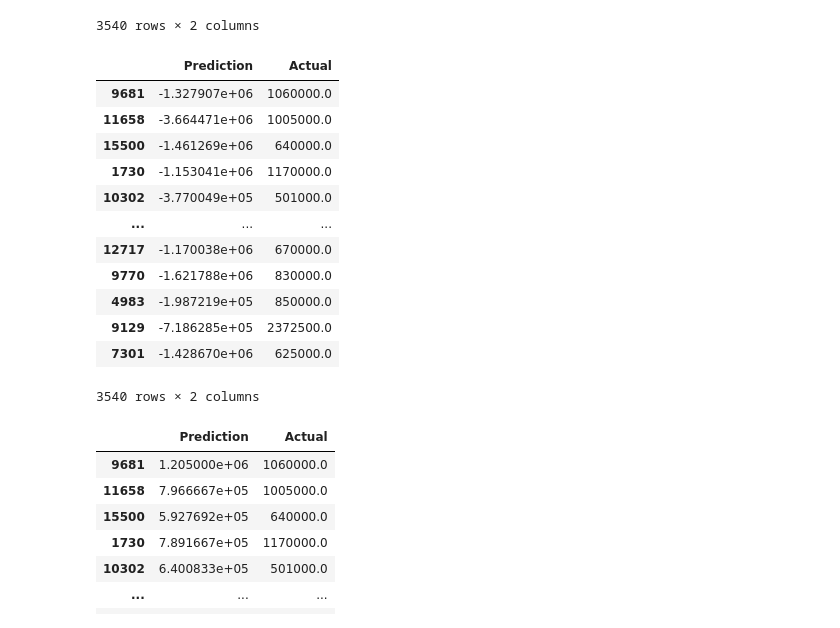
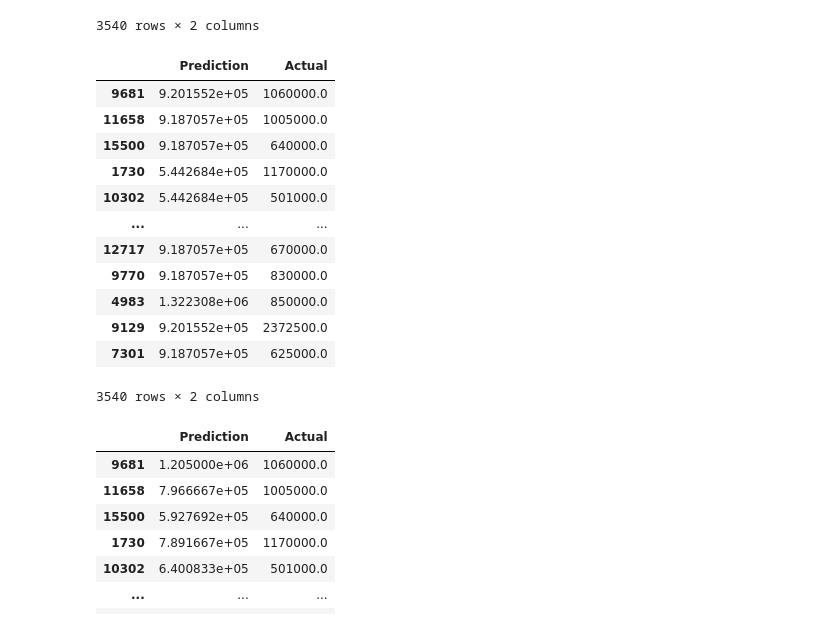
Before and after one commit to yawavi92/ML-Housing_price_predection, a Jupyter notebook: melbourne_housing_data.ipynb, the cells around one changed output. Saved outputs shown, nothing was run; the diff lists cells and outputs as text; code cells hidden in the pictures.

```diff
--- a/melbourne_housing_data.ipynb
+++ b/melbourne_housing_data.ipynb
@@ -356,7 +367,7 @@ melbourne_df.columns = [c.lower() for c in melbourne_df.columns]
 # %%
 # Create an engine instance
 # connect to postgres
-engine = create_engine(f'postgresql://postgres:Blome00228@localhost:5433/Housing')
+engine = create_engine(f'postgresql://postgres:postgres@localhost:5432/Housing')
 conn = engine.connect()
 # %%
 # load or import the table into sql
@@ -628,21 +642,21 @@ pd.DataFrame({"Prediction": y_pred, "Actual": y_test})
 | 7301 | -1.428684e+06 | 625000.0 |
 3540 rows × 2 columns
 # %%
-# Predict the price wLasso model
-y_pred = model_lasso.predict(X_test)
+# Predict the price with Random Forest model
+y_pred = model_rf.predict(X_test)
 pd.DataFrame({"Prediction": y_pred, "Actual": y_test})
 # %% [output]
 |  | Prediction | Actual |
-| 9681 | -1.327907e+06 | 1060000.0 |
-| 11658 | -3.664471e+06 | 1005000.0 |
-| 15500 | -1.461269e+06 | 640000.0 |
-| 1730 | -1.153041e+06 | 1170000.0 |
-| 10302 | -3.770049e+05 | 501000.0 |
+| 9681 | 9.201552e+05 | 1060000.0 |
+| 11658 | 9.187057e+05 | 1005000.0 |
+| 15500 | 9.187057e+05 | 640000.0 |
+| 1730 | 5.442684e+05 | 1170000.0 |
+| 10302 | 5.442684e+05 | 501000.0 |
 | ... | ... | ... |
-| 12717 | -1.170038e+06 | 670000.0 |
-| 9770 | -1.621788e+06 | 830000.0 |
-| 4983 | -1.987219e+05 | 850000.0 |
-| 9129 | -7.186285e+05 | 2372500.0 |
-| 7301 | -1.428670e+06 | 625000.0 |
+| 12717 | 9.187057e+05 | 670000.0 |
+| 9770 | 9.187057e+05 | 830000.0 |
+| 4983 | 1.322308e+06 | 850000.0 |
+| 9129 | 9.201552e+05 | 2372500.0 |
+| 7301 | 9.187057e+05 | 625000.0 |
 3540 rows × 2 columns
 # %%
```
Also changed, not shown: parts of 31 cells of this notebook, 18 other files.
